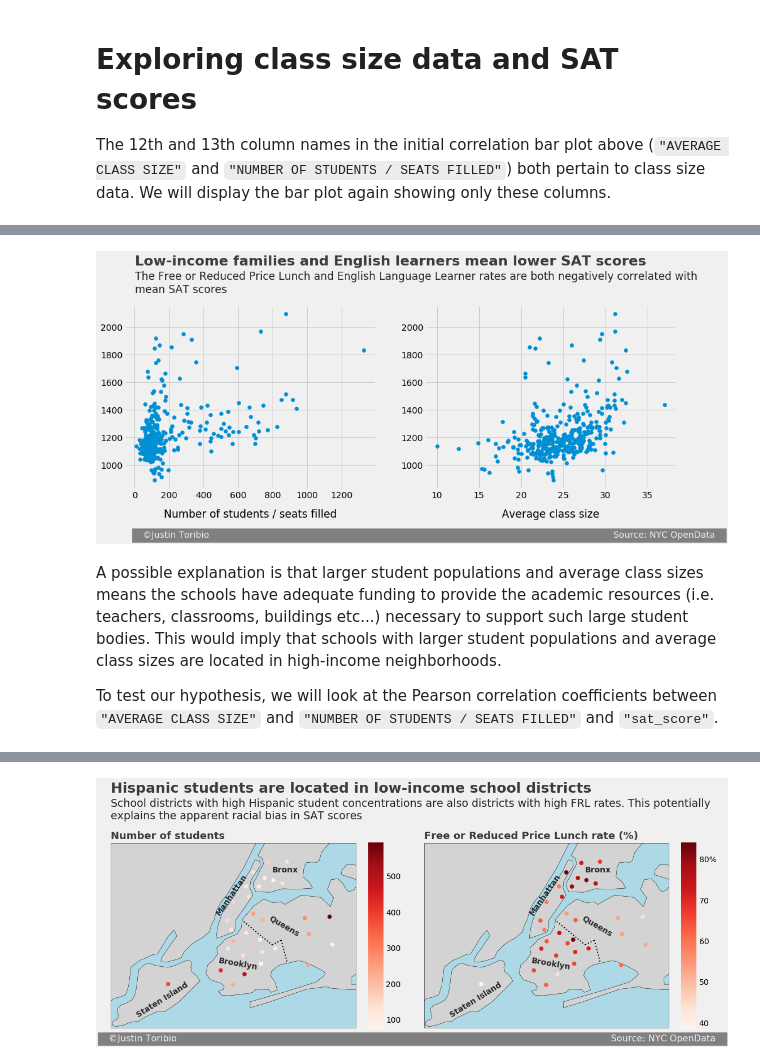
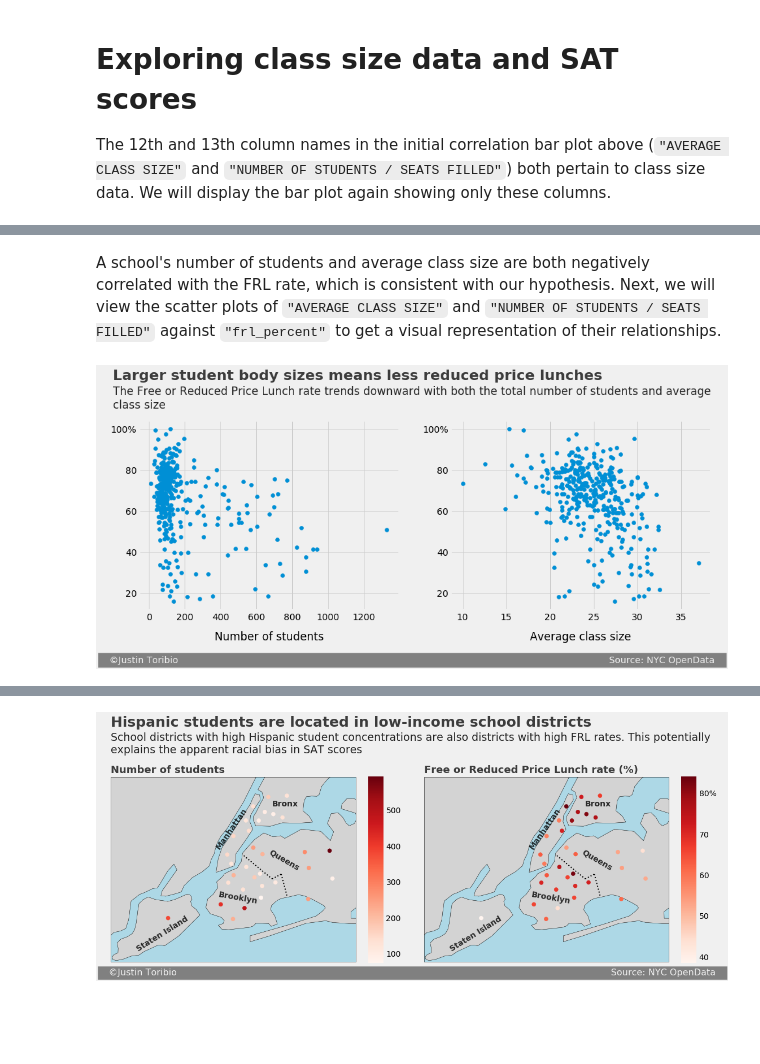
Before and after one commit to JustinToribio/analyzing-the-sat, a Jupyter notebook: notebooks/1.0-jt-analyze-the-sat.ipynb, the cells around one changed output, grey strips where cells are left out. Cells and saved outputs as stored; diff of their text form; code cells hidden in the pictures; blank space fills up the shorter version.

```diff
--- a/notebooks/1.0-jt-analyze-the-sat.ipynb
+++ b/notebooks/1.0-jt-analyze-the-sat.ipynb
@@ -968,41 +1029,39 @@ corr_bar_plot(data, "sat_score", columns=columns,
+# %% [markdown]
+A school's number of students and average class size are both negatively correlated with the FRL rate, which is consistent with our hypothesis.  Next, we will view the scatter plots of `"AVERAGE CLASS SIZE"` and `"NUMBER OF STUDENTS / SEATS FILLED"` against `"frl_percent"` to get a visual representation of their relationships.
 # %%
 # Assign the text of the scatter plots to variables.
-title = "Low-income families and English learners mean lower SAT scores"
-subtitle = ("The Free or Reduced Price Lunch and English Language Learner"
-            " rates are both negatively correlated with\n"
-            "mean SAT scores")
-x_axis_label_1 = "Number of students / seats filled"
+title = "Larger student body sizes means less reduced price lunches"
+subtitle = ("The Free or Reduced Price Lunch rate trends downward with both"
+            " the total number of students and average\n"
+            "class size")
+x_axis_label_1 = "Number of students"
 x_axis_label_2 = "Average class size"
 signature = ("   ©Justin Toribio"
-             + " "*143
+             + " "*147
              + "Source: NYC OpenData   ")
 
 # Define the plot style and create the figure object.
 plt.close("all")
 style.use("fivethirtyeight")
 fig = plt.figure(figsize=(14,5))
 
 # Create the left scatter plot and add the text of the entire plot.
 ax1 = fig.add_subplot(121)
-ax1.scatter(data["NUMBER OF STUDENTS / SEATS FILLED"], data["sat_score"])
-#ax1.set_xticklabels(labels=["0", "20", "40", "60", "80", "100%"])
+ax1.scatter(data["NUMBER OF STUDENTS / SEATS FILLED"], data["frl_percent"])
+ax1.set_yticklabels(labels=["0", "20", "40", "60", "80", "100%"])
 ax1.set_xlabel(x_axis_label_1, labelpad=14)
 ax1.yaxis.label.set_visible(False)
-ax1.text(s=title, x=3, y=2450, fontsize=22, weight="bold", alpha=.75)
-ax1.text(s=subtitle, x=3, y=2250, fontsize=17, alpha=.85)
-ax1.text(s=signature, x=-1, y=470, fontsize=14, color="#f0f0f0",
+ax1.text(s=title, x=-201, y=124, fontsize=22, weight="bold", alpha=.75)
+ax1.text(s=subtitle, x=-201, y=110, fontsize=17, alpha=.85)
+ax1.text(s=signature, x=-270, y=-14, fontsize=14, color="#f0f0f0",
          backgroundcolor="grey")
 
 # Create the right scatter plot and display the entire plot.
 ax2 = fig.add_subplot(122)
-ax2.scatter(data["AVERAGE CLASS SIZE"], data["sat_score"])
-#ax2.set_xticklabels(labels=["-20", "0", "20", "40", "60", "80%"])
+ax2.scatter(data["AVERAGE CLASS SIZE"], data["frl_percent"])
+ax2.set_yticklabels(labels=["0", "20", "40", "60", "80", "100%"])
 ax2.set_xlabel(x_axis_label_2, labelpad=14)
 ax2.yaxis.label.set_visible(False)
 plt.show()
 # %% [output]
-[figure, old version]
+[figure, new version]
-# %% [markdown]
-A possible explanation is that larger student populations and average class sizes means the schools have adequate funding to provide the academic resources (i.e. teachers, classrooms, buildings etc...) necessary to support such large student bodies.  This would imply that schools with larger student populations and average class sizes are located in high-income neighborhoods.
-
-To test our hypothesis, we will look at the Pearson correlation coefficients between `"AVERAGE CLASS SIZE"` and `"NUMBER OF STUDENTS / SEATS FILLED"` and `"sat_score"`.
```
Also changed, not shown: parts of 8 cells of this notebook.
